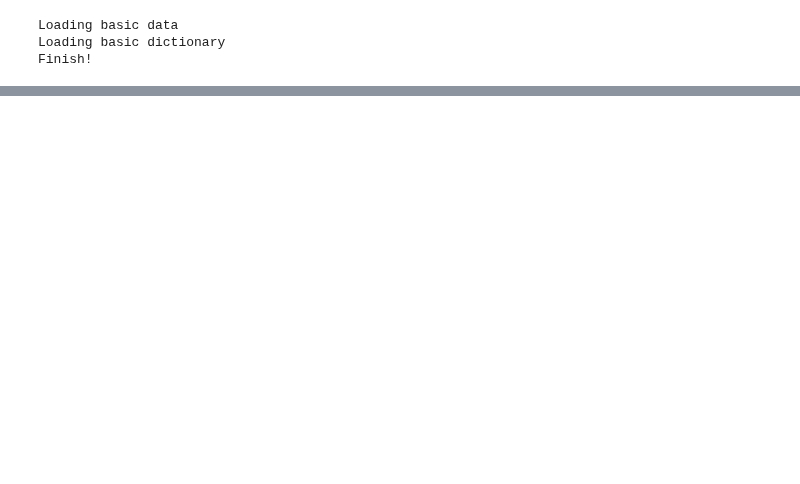
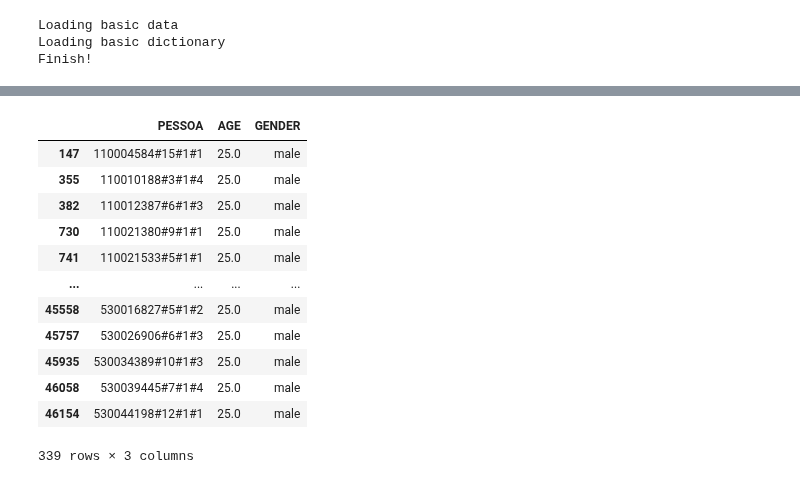
Before and after one commit to thalyson004/nutrition-study, a Jupyter notebook: notebooks/samples/019_select_person_by_operator.ipynb, the cells around one changed output, grey strips where cells are left out. Cells and saved outputs as stored; diff of their text form; code cells hidden in the pictures; blank space fills up the shorter version.

```diff
--- a/notebooks/samples/019_select_person_by_operator.ipynb
+++ b/notebooks/samples/019_select_person_by_operator.ipynb
@@ -90,0 +91,16 @@ getDfPersonAdultsMale()
+# %%
+dfPerson[["PESSOA", "AGE", "GENDER"]][ (dfPerson["AGE"]==25) & (dfPerson["GENDER"]=="male") ]
+# %% [output]
+|  | PESSOA | AGE | GENDER |
+| 147 | 110004584#15#1#1 | 25.0 | male |
+| 355 | 110010188#3#1#4 | 25.0 | male |
+| 382 | 110012387#6#1#3 | 25.0 | male |
+| 730 | 110021380#9#1#1 | 25.0 | male |
+| 741 | 110021533#5#1#1 | 25.0 | male |
+| ... | ... | ... | ... |
+| 45558 | 530016827#5#1#2 | 25.0 | male |
+| 45757 | 530026906#6#1#3 | 25.0 | male |
+| 45935 | 530034389#10#1#3 | 25.0 | male |
+| 46058 | 530039445#7#1#4 | 25.0 | male |
+| 46154 | 530044198#12#1#1 | 25.0 | male |
+339 rows × 3 columns
```
Also changed, not shown: parts of 5 cells of this notebook, 5 other files.
